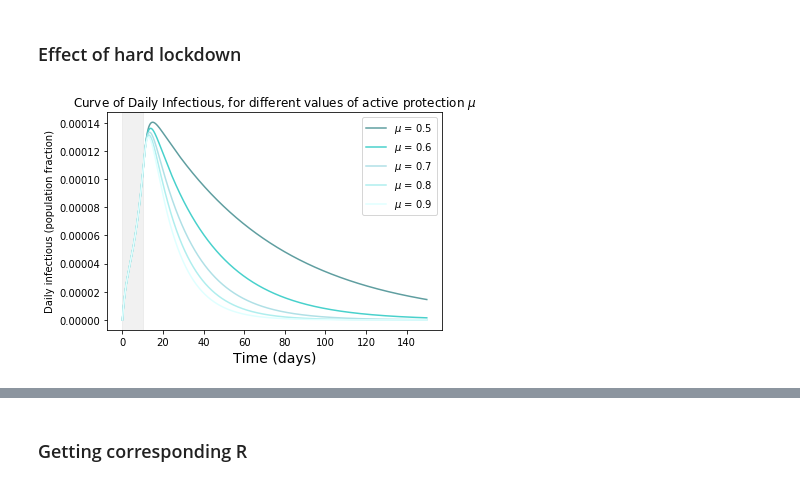
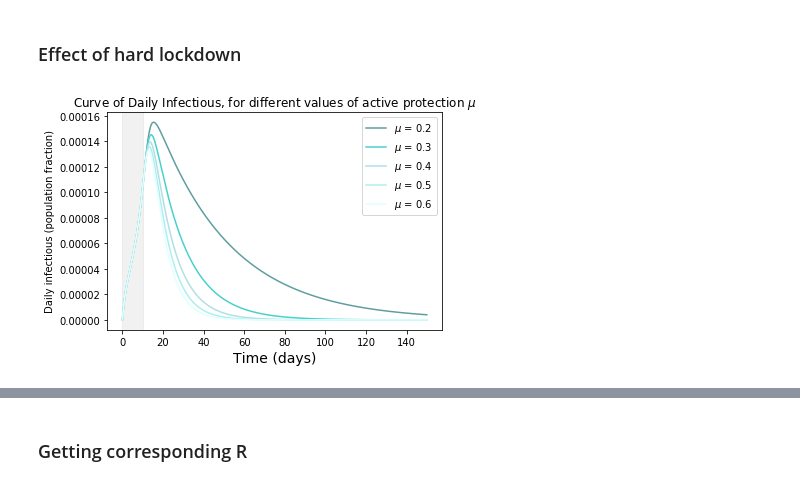
Before and after one commit to daniele-proverbio/assessing_strategies, a Jupyter notebook: Assessing_suppression_measures.ipynb, the cells around one changed output, grey strips where cells are left out. Cells and saved outputs as stored; diff of their text form; code cells hidden in the pictures.

```diff
--- a/Assessing_suppression_measures.ipynb
+++ b/Assessing_suppression_measures.ipynb
@@ -15,5 +17,11 @@ from scipy import stats #statistica
 from scipy.optimize import curve_fit
 # %%
+# First, we integrate the model with Euler method (faster for repeated loop cycles)
+# We initially verified that its dt is sufficient to get sound and correct results wrt odeint method
+# odeint will be used for fitting data
+
+#NB: since the delay from initializing measures is fixed (100 simulation steps when dt=0.1, if I want to change dt, I also need to change such delay, or time scales are not respected anymore!)
+
 def base_seir_model(init_vals, params, t):
     S_0, E_0, I_0, R_0 = init_vals
 
@@ -61,7 +69,7 @@ def seir_model_with_soc_dist(init_vals, params, t):
     alpha, beta, gamma, rho1 = params
     dt = t[1] - t[0]
     for _ in t[1:]:
-        if len(E)<100:
+        if len(E)<10/dt:
             next_S = S[-1] - (beta*S[-1]*I[-1])*dt
             next_E = E[-1] + (beta*S[-1]*I[-1] - alpha*E[-1])*dt
         else:
@@ -85,7 +93,7 @@ def identify_and_remove_asymptomatic_seir_model(init_vals, params, t):
     for _ in t[1:]:
         next_S = S[-1] - (rho*beta*S[-1]*I[-1] + mu*S[-1])*dt
 
-        if len(E)<100:
+        if len(E)<10/dt:
             next_E = E[-1] + (rho*beta*S[-1]*I[-1] - alpha*E[-1])*dt
             next_I = I[-1] + (alpha*E[-1] - gamma*I[-1])*dt
             next_Q = Q[-1]
@@ -110,7 +118,7 @@ def protection_seir_model(init_vals, params, t):     #protection
     alpha, beta, gamma, mu = params
     dt = t[1] - t[0]
     for _ in t[1:]:
-        if len(E)<100:
+        if len(E)<10/dt:
             next_S = S[-1] - (beta*S[-1]*I[-1])*dt
             next_P = P[-1]
         else:
@@ -135,13 +143,13 @@ def hard_lockdown_seir_model(init_vals, params, t):     # sudden decrease of sus
     alpha, beta, gamma, mu = params
     dt = t[1] - t[0]
     for _ in t[1:]:
-        if len(E)<100:
+        if len(E)<10/dt:
             next_S = S[-1] - (beta*S[-1]*I[-1])*dt
             next_P = P[-1]
-        if len(E)>=100 and len(E)<120:                  # two days
+        if len(E)>=100 and len(E)<140:                  # four days
             next_S = S[-1] - (beta*S[-1]*I[-1] + mu*S[-1])*dt
             next_P = P[-1] + (mu*S[-1])*dt
-        if len(E)>=120:
+        if len(E)>=140:
             next_S = S[-1] - (beta*S[-1]*I[-1])*dt
             next_P = P[-1]
 
@@ -697,7 +656,7 @@ alpha = 0.2    # incubation period 5 days
 beta = 0.85    # average contact rate
 gamma = 0.34   # mean infectious period = 3 following German Epidemiology Institute (GEI) [or = 2 (Peng, 2020) in Wuhan]
 rho = 1   # social distancing (to control contact rate )
-mu1 = np.linspace(0.3, 1, 100)     # removal rate
+mu1 = np.linspace(0.1, 1, 100)     # removal rate
 # %%
 # considering mu
 # peak maximum
@@ -748,26 +707,26 @@ results_lockdown_9 = hard_lockdown_seir_model(init_vals[:4], params_lockdown_9,
 # %%
 d, ax = plt.subplots(nrows=1, ncols=1)
 
 stop_plot = 1500
 
 #plt.plot(t[:stop_plot],results_lockdown_2.T[2,:stop_plot],"teal",label="$\\mu$ = 0.4")   #let's see if inserting or not. It's constant as predicted by the formula...
-plt.plot(t[:stop_plot],results_lockdown_3.T[2,:stop_plot],"cadetblue",label="$\\mu$ = 0.5")
-plt.plot(t[:stop_plot],results_lockdown_4.T[2,:stop_plot],"mediumturquoise",label="$\\mu$ = 0.6")
-plt.plot(t[:stop_plot],results_lockdown_5.T[2,:stop_plot],"powderblue",label="$\\mu$ = 0.7")
-plt.plot(t[:stop_plot],results_lockdown_6.T[2,:stop_plot],"paleturquoise",label="$\\mu$ = 0.8")
-plt.plot(t[:stop_plot],results_lockdown_7.T[2,:stop_plot],"lightcyan",label="$\\mu$ = 0.9")
+plt.plot(t[:stop_plot],results_lockdown_2.T[2,:stop_plot],"cadetblue",label="$\\mu$ = 0.2")
+plt.plot(t[:stop_plot],results_lockdown_3.T[2,:stop_plot],"mediumturquoise",label="$\\mu$ = 0.3")
+plt.plot(t[:stop_plot],results_lockdown_4.T[2,:stop_plot],"powderblue",label="$\\mu$ = 0.4")
+plt.plot(t[:stop_plot],results_lockdown_5.T[2,:stop_plot],"paleturquoise",label="$\\mu$ = 0.5")
+plt.plot(t[:stop_plot],results_lockdown_6.T[2,:stop_plot],"lightcyan",label="$\\mu$ = 0.6")
 #follow cool colormap
 
 plt.title("Curve of Daily Infectious, for different values of active protection $\\mu$")
 xlabel("Time (days)", fontsize=14)
 plt.legend()
 ax.axvspan(0, 10, alpha=0.3, color='lightgrey')
 
 ylabel("Daily infectious (population fraction)")
 
-d.savefig("/Users/daniele.proverbio/python-workspace/PhD/covid-19/plots_covid/mu_curves1.png",bbox_inches = "tight",transparent=True)
+d.savefig("/Users/daniele.proverbio/python-workspace/PhD/covid-19/assessingSuppressionMeasures/plots_covid/mu_curves1.pdf",bbox_inches = "tight",transparent=True)
 # %% [output]
-[figure, old version]
+[figure, new version]
 # %%
 # Plot hard lockdown mu
 
```
Also changed, not shown: parts of 54 cells of this notebook.
